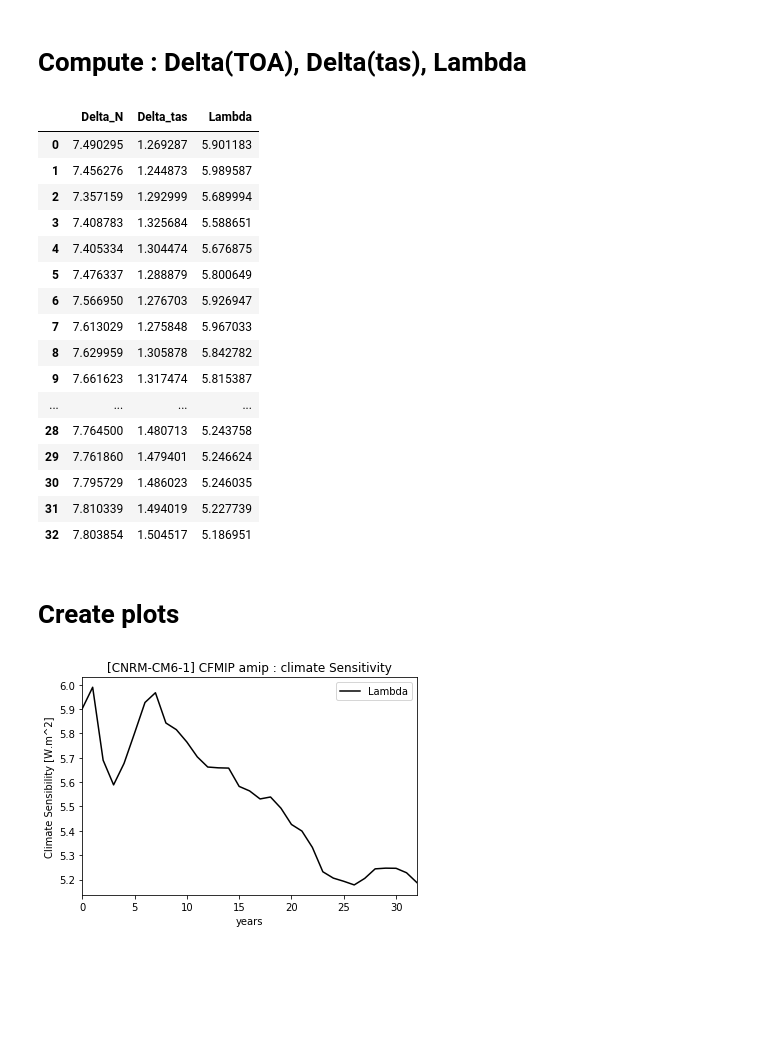
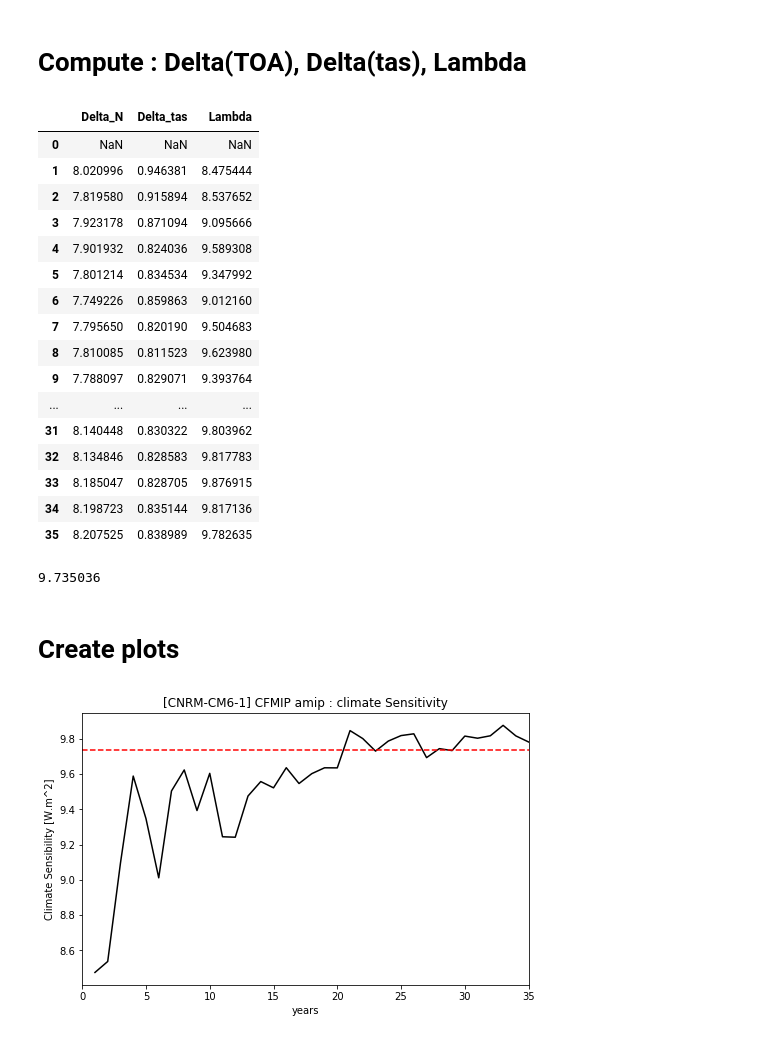
Before and after one commit to benmsanderson/CNRMppe, a Jupyter notebook: Climate_sensitivity_CFMIP.ipynb, the cells around one changed output. Drawn from its saved outputs; the diff is of its cells as text; code cells hidden in the pictures; blank space fills up the shorter version.

```diff
--- a/Climate_sensitivity_CFMIP.ipynb
+++ b/Climate_sensitivity_CFMIP.ipynb
@@ -91,7 +91,7 @@ ctl3['H']=ctl3['rsut']+ctl3['rlut']
 ctl3['N']=ctl3['F']-ctl3['H']
 
 # reshape
-year_list=range(1906,2014,1)
+year_list=range(1870,1978,1)
 ctl=ctl3.drop(year_list).reset_index(level=['year']).drop(axis=1,columns='year')
 ctl
 # %% [output]
@@ -208,7 +208,7 @@ df
 # %%
 result = pd.DataFrame()
 
-i=3
+i=0
 N=len(df)
 Lbda=[]
 DN=[]
@@ -230,22 +230,38 @@ result['Lambda']=Lbda
 result
 # %% [output]
 |  | Delta_N | Delta_tas | Lambda |
-| 0 | 7.490295 | 1.269287 | 5.901183 |
-| 1 | 7.456276 | 1.244873 | 5.989587 |
-| 2 | 7.357159 | 1.292999 | 5.689994 |
-| 3 | 7.408783 | 1.325684 | 5.588651 |
-| 4 | 7.405334 | 1.304474 | 5.676875 |
-| 5 | 7.476337 | 1.288879 | 5.800649 |
-| 6 | 7.566950 | 1.276703 | 5.926947 |
-| 7 | 7.613029 | 1.275848 | 5.967033 |
-| 8 | 7.629959 | 1.305878 | 5.842782 |
-| 9 | 7.661623 | 1.317474 | 5.815387 |
+| 0 | NaN | NaN | NaN |
+| 1 | 8.020996 | 0.946381 | 8.475444 |
+| 2 | 7.819580 | 0.915894 | 8.537652 |
+| 3 | 7.923178 | 0.871094 | 9.095666 |
+| 4 | 7.901932 | 0.824036 | 9.589308 |
+| 5 | 7.801214 | 0.834534 | 9.347992 |
+| 6 | 7.749226 | 0.859863 | 9.012160 |
+| 7 | 7.795650 | 0.820190 | 9.504683 |
+| 8 | 7.810085 | 0.811523 | 9.623980 |
+| 9 | 7.788097 | 0.829071 | 9.393764 |
 | ... | ... | ... | ... |
-| 28 | 7.764500 | 1.480713 | 5.243758 |
-| 29 | 7.761860 | 1.479401 | 5.246624 |
-| 30 | 7.795729 | 1.486023 | 5.246035 |
-| 31 | 7.810339 | 1.494019 | 5.227739 |
-| 32 | 7.803854 | 1.504517 | 5.186951 |
+| 31 | 8.140448 | 0.830322 | 9.803962 |
+| 32 | 8.134846 | 0.828583 | 9.817783 |
+| 33 | 8.185047 | 0.828705 | 9.876915 |
+| 34 | 8.198723 | 0.835144 | 9.817136 |
+| 35 | 8.207525 | 0.838989 | 9.782635 |
+# %%
+# Calculer Lambda moyen à partir de la convergence
+
+#Lam10=Lbda[10:35]
+#Lb10=mean(Lam10)
+#Lb10
+
+Lam15=Lbda[15:35]
+Lb15=mean(Lam15)
+Lb15
+
+#Lam20=Lbda[20:35]
+#Lb20=mean(Lam20)
+#Lb20
+# %% [output]
+9.735036
 # %% [markdown]
 # Create plots
 # %%
@@ -279,34 +295,38 @@ result
 #ctl.plot(y='N',kind='line',title='[CNRM-CM6-1] CFMIP amip : N [W.m^2]',legend=True, color='Gray',figsize=(10,10),ax=ax)
 #df.plot(y='N',kind='line',legend=True, color='Black',ax=ax)
 #plt.xlabel('years')
 #ax.legend(['piForcing','4xCO2'])
 
 #Ajustement des subplots
 #plt.tight_layout()
 #plt.subplots_adjust(hspace = 0.30)
 
 # Plot the different variables amip-4xCO2
 #p4K.plot(y='rsut',kind='line',title='[CNRM-CM6-1] CFMIP amip-p4K : rsut [W.m^2]',legend=False)
 #p4K.plot(y='rlut',kind='line',title='[CNRM-CM6-1] CFMIP amip-p4K : rlut [W.m^2]',legend=False)
 #p4K.plot(y='TOA',kind='line',title='[CNRM-CM6-1] CFMIP amip-p4K : TOA',legend=False)
 #df.plot(y='tas',kind='line',title='[CNRM-CM6-1] CFMIP amip-4xCO2 : tas [Kelvin]',legend=False)
 #df.plot(y='N',kind='line',title='[CNRM-CM6-1] CFMIP amip-4xCO2 : N [W.m^2]',legend=False)
 #p4K.plot(y='TOA',kind='line',title='[CNRM-CM6-1] CFMIP amip-p4K : TOA [W.m^2]',legend=False)
 
 # Plot TOA VS tas
 #sns.lmplot(x='tas',y='N',data=df,fit_reg=True)
 #sns.lmplot(x='tas',y='N',data=ctl,fit_reg=True)
 #sns.lmplot(x='Delta_tas',y='Delta_N',data=result,fit_reg=True)
 #ctl.plot(x='tas',y='TOA',kind='scatter',title='[CNRM-CM6-1] CFMIP amip-piForcing',legend=False)
 #p4K.plot(x='tas',y='TOA',kind='scatter',title='[CNRM-CM6-1] CFMIP amip-p4K',legend=False)
 
 #Plot result
-result.plot(y='Lambda',kind='line',title='[CNRM-CM6-1] CFMIP amip : climate Sensitivity',color='black',legend=True)
-plt.xlabel('years')
-plt.ylabel('Climate Sensibility [W.m^2]')
+ax=plt.gca()
+result.plot(y='Lambda',kind='line',color='black',title='[CNRM-CM6-1] CFMIP amip : climate Sensitivity',legend=False,figsize=(8,5),ax=ax)
+#ax.axhline(y=Lb10, xmin=0, xmax=36, ls='--', color='green')
+ax.axhline(y=Lb15, xmin=0, xmax=36, ls='--', color='red')
+#ax.axhline(y=Lb20, xmin=0, xmax=36, ls='--', color='blue')
+ax.set_xlabel('years')
+ax.set_ylabel('Climate Sensibility [W.m^2]')
 #result.plot(y='Delta_N',kind='line',title='[CNRM-CM6-1] CFMIP amip',legend=True)
 #result.plot(y='Delta_tas',kind='line',title='[CNRM-CM6-1] CFMIP amip',legend=True)
 
 plt.show()
 # %% [output]
-[figure, old version]
+[figure, new version]
```
Also changed, not shown: parts of 1 cell of this notebook.
